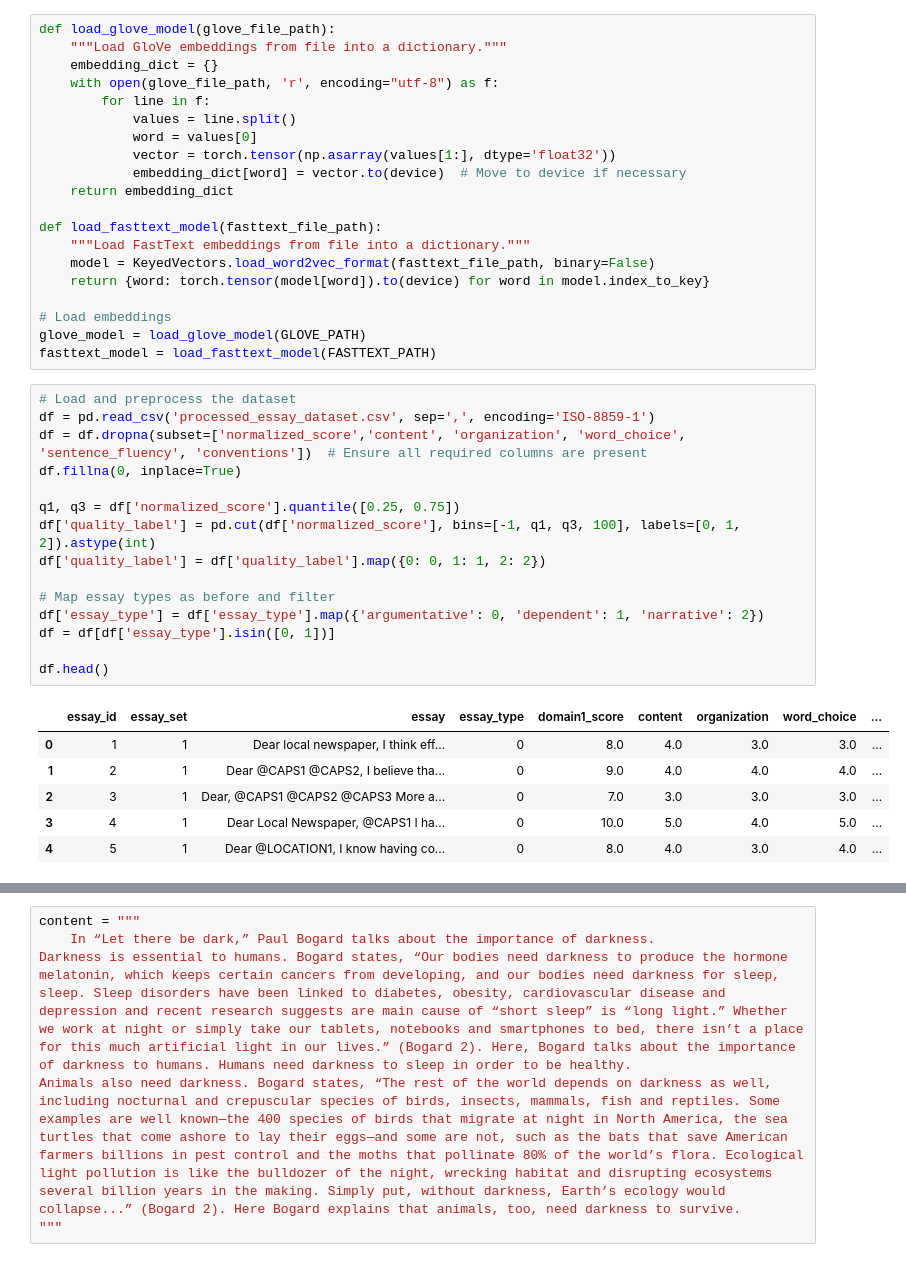
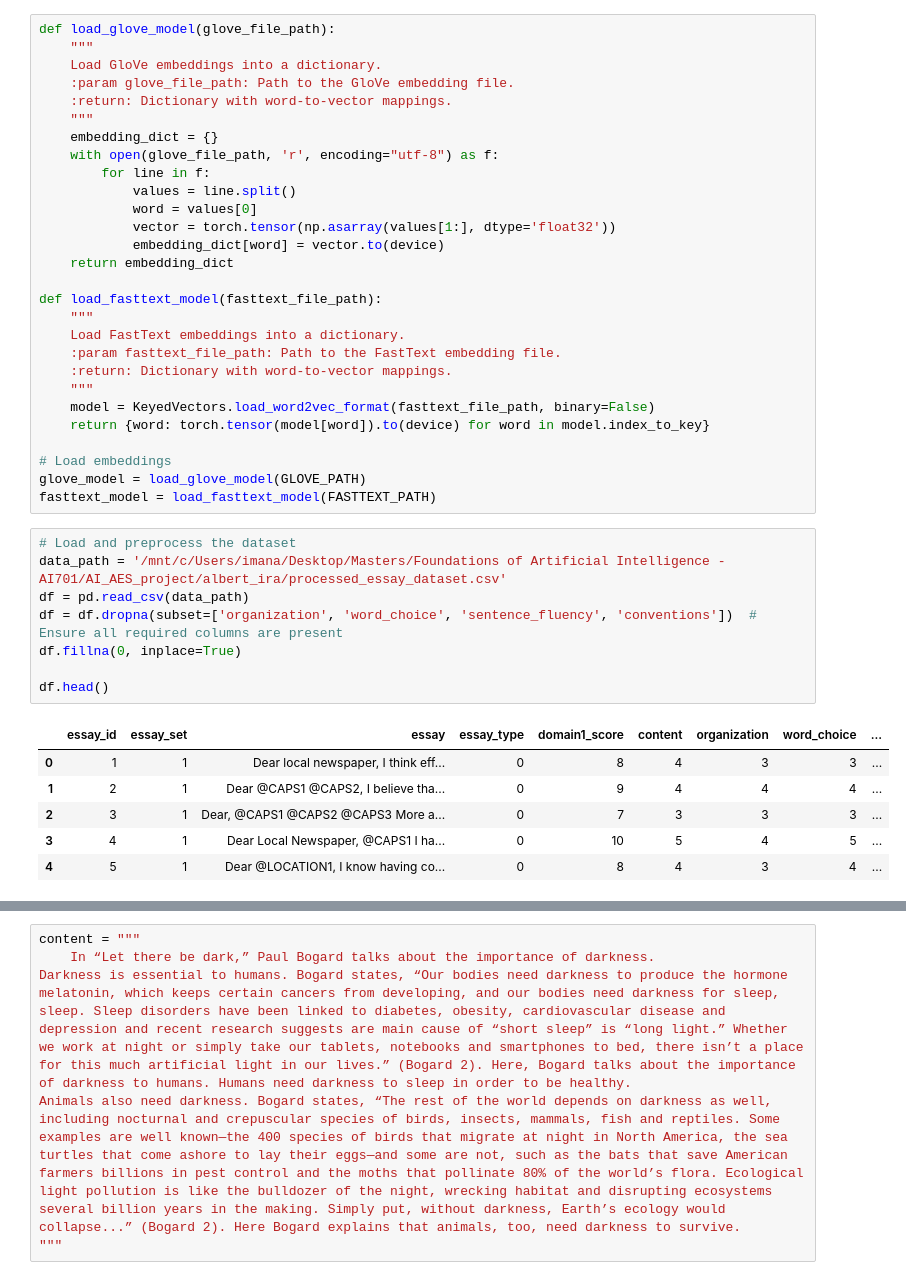
Before and after one commit to irasalsabila/ai_project_aes, a Jupyter notebook: albert_ira/code_argumentative.ipynb, the cells around one changed output, grey strips where cells are left out. Drawn from its saved outputs; the diff is of its cells as text.

```diff
--- a/albert_ira/code_argumentative.ipynb
+++ b/albert_ira/code_argumentative.ipynb
@@ -56,45 +47,46 @@ Directory already exists: ../word_embeddings
 # %%
 def load_glove_model(glove_file_path):
-    """Load GloVe embeddings from file into a dictionary."""
+    """
+    Load GloVe embeddings into a dictionary.
+    :param glove_file_path: Path to the GloVe embedding file.
+    :return: Dictionary with word-to-vector mappings.
+    """
     embedding_dict = {}
     with open(glove_file_path, 'r', encoding="utf-8") as f:
         for line in f:
             values = line.split()
             word = values[0]
             vector = torch.tensor(np.asarray(values[1:], dtype='float32'))
-            embedding_dict[word] = vector.to(device)  # Move to device if necessary
+            embedding_dict[word] = vector.to(device)
     return embedding_dict
 
 def load_fasttext_model(fasttext_file_path):
-    """Load FastText embeddings from file into a dictionary."""
+    """
+    Load FastText embeddings into a dictionary.
+    :param fasttext_file_path: Path to the FastText embedding file.
+    :return: Dictionary with word-to-vector mappings.
+    """
     model = KeyedVectors.load_word2vec_format(fasttext_file_path, binary=False)
     return {word: torch.tensor(model[word]).to(device) for word in model.index_to_key}
 
 # Load embeddings
 glove_model = load_glove_model(GLOVE_PATH)
 fasttext_model = load_fasttext_model(FASTTEXT_PATH)
-# %%
-# Load and preprocess the dataset
-df = pd.read_csv('processed_essay_dataset.csv', sep=',', encoding='ISO-8859-1')
-df = df.dropna(subset=['normalized_score','content', 'organization', 'word_choice', 'sentence_fluency', 'conventions'])  # Ensure all required columns are present
-df.fillna(0, inplace=True)
-
-q1, q3 = df['normalized_score'].quantile([0.25, 0.75])
-df['quality_label'] = pd.cut(df['normalized_score'], bins=[-1, q1, q3, 100], labels=[0, 1, 2]).astype(int)
-df['quality_label'] = df['quality_label'].map({0: 0, 1: 1, 2: 2})
-
-# Map essay types as before and filter
-df['essay_type'] = df['essay_type'].map({'argumentative': 0, 'dependent': 1, 'narrative': 2})
-df = df[df['essay_type'].isin([0, 1])]
-
-df.head()
-# %% [output]
-|  | essay_id | essay_set | essay | essay_type | domain1_score | content | organization | word_choice | ... |
-| 0 | 1 | 1 | Dear local newspaper, I think eff... | 0 | 8.0 | 4.0 | 3.0 | 3.0 | ... |
-| 1 | 2 | 1 | Dear @CAPS1 @CAPS2, I believe tha... | 0 | 9.0 | 4.0 | 4.0 | 4.0 | ... |
-| 2 | 3 | 1 | Dear, @CAPS1 @CAPS2 @CAPS3 More a... | 0 | 7.0 | 3.0 | 3.0 | 3.0 | ... |
-| 3 | 4 | 1 | Dear Local Newspaper, @CAPS1 I ha... | 0 | 10.0 | 5.0 | 4.0 | 5.0 | ... |
-| 4 | 5 | 1 | Dear @LOCATION1, I know having co... | 0 | 8.0 | 4.0 | 3.0 | 4.0 | ... |
+# %%
+# Load and preprocess the dataset
+data_path = '/mnt/c/Users/imana/Desktop/Masters/Foundations of Artificial Intelligence - AI701/AI_AES_project/albert_ira/processed_essay_dataset.csv'
+df = pd.read_csv(data_path)
+df = df.dropna(subset=['organization', 'word_choice', 'sentence_fluency', 'conventions'])  # Ensure all required columns are present
+df.fillna(0, inplace=True)
+
+df.head()
+# %% [output]
+|  | essay_id | essay_set | essay | essay_type | domain1_score | content | organization | word_choice | ... |
+| 0 | 1 | 1 | Dear local newspaper, I think eff... | 0 | 8 | 4 | 3 | 3 | ... |
+| 1 | 2 | 1 | Dear @CAPS1 @CAPS2, I believe tha... | 0 | 9 | 4 | 4 | 4 | ... |
+| 2 | 3 | 1 | Dear, @CAPS1 @CAPS2 @CAPS3 More a... | 0 | 7 | 3 | 3 | 3 | ... |
+| 3 | 4 | 1 | Dear Local Newspaper, @CAPS1 I ha... | 0 | 10 | 5 | 4 | 5 | ... |
+| 4 | 5 | 1 | Dear @LOCATION1, I know having co... | 0 | 8 | 4 | 3 | 4 | ... |
 # %%
 class MultiTaskModel(nn.Module):
     """A multitask model for predicting scores for multiple features."""
```
Also changed, not shown: parts of 10 cells of this notebook, 9 other files.
